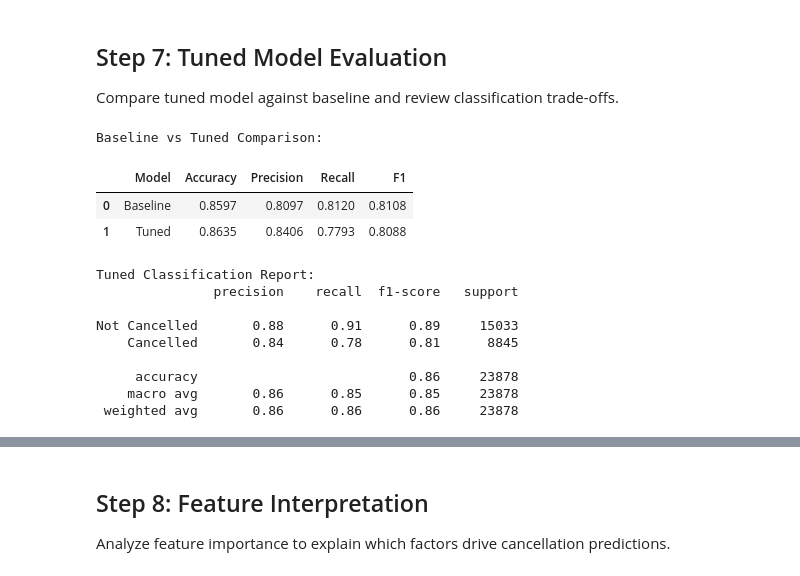
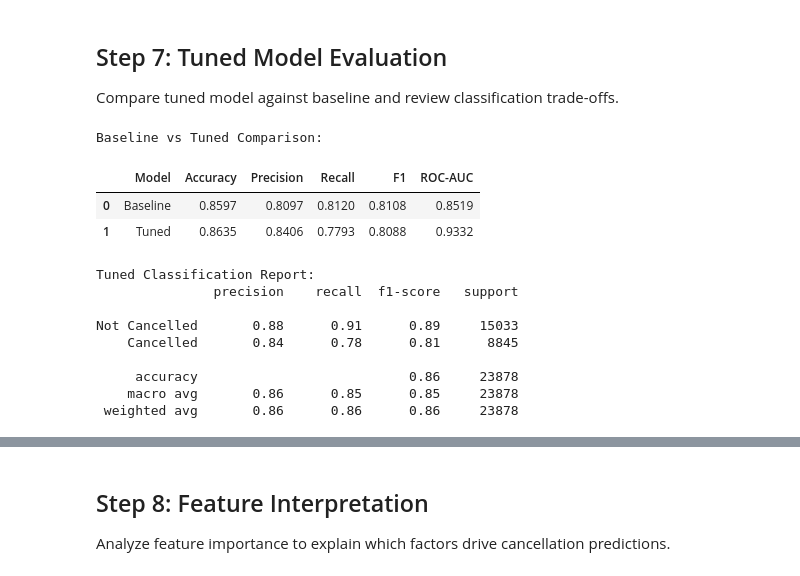
Before and after one commit to Eranga999/ML_Group_Assigment, a Jupyter notebook: Decision_Tree_IT22194244.ipynb, the cells around one changed output, grey strips where cells are left out. Drawn from its saved outputs; the diff is of its cells as text; code cells hidden in the pictures.

```diff
--- a/Decision_Tree_IT22194244.ipynb
+++ b/Decision_Tree_IT22194244.ipynb
@@ -285,11 +287,13 @@ acc_base = accuracy_score(y_test, y_pred_base)
 pre_base = precision_score(y_test, y_pred_base)
 rec_base = recall_score(y_test, y_pred_base)
 f1_base = f1_score(y_test, y_pred_base)
+roc_auc_base = roc_auc_score(y_test, baseline_model.predict_proba(X_test)[:, 1])
 
 print('Baseline Accuracy :', round(acc_base, 4))
 print('Baseline Precision:', round(pre_base, 4))
 print('Baseline Recall   :', round(rec_base, 4))
 print('Baseline F1-Score :', round(f1_base, 4))
+print('Baseline ROC-AUC  :', round(roc_auc_base, 4))
 
 print('\nClassification Report:')
 print(classification_report(y_test, y_pred_base, target_names=['Not Cancelled', 'Cancelled']))
@@ -364,27 +386,28 @@ Compare tuned model against baseline and review classification trade-offs.
 # %%
 # Evaluate tuned model on test set
 y_pred_tuned = best_model.predict(X_test)
 
 acc_tuned = accuracy_score(y_test, y_pred_tuned)
 pre_tuned = precision_score(y_test, y_pred_tuned)
 rec_tuned = recall_score(y_test, y_pred_tuned)
 f1_tuned = f1_score(y_test, y_pred_tuned)
+roc_auc_tuned = roc_auc_score(y_test, best_model.predict_proba(X_test)[:, 1])
 
 results = pd.DataFrame([
-    ['Baseline', acc_base, pre_base, rec_base, f1_base],
-    ['Tuned', acc_tuned, pre_tuned, rec_tuned, f1_tuned]
-], columns=['Model', 'Accuracy', 'Precision', 'Recall', 'F1'])
+    ['Baseline', acc_base, pre_base, rec_base, f1_base, roc_auc_base],
+    ['Tuned', acc_tuned, pre_tuned, rec_tuned, f1_tuned, roc_auc_tuned]
+], columns=['Model', 'Accuracy', 'Precision', 'Recall', 'F1', 'ROC-AUC'])
 
 print('Baseline vs Tuned Comparison:')
 display(results.round(4))
 
 print('\nTuned Classification Report:')
 print(classification_report(y_test, y_pred_tuned, target_names=['Not Cancelled', 'Cancelled']))
 # %% [output]
 Baseline vs Tuned Comparison:
-|  | Model | Accuracy | Precision | Recall | F1 |
-| 0 | Baseline | 0.8597 | 0.8097 | 0.8120 | 0.8108 |
-| 1 | Tuned | 0.8635 | 0.8406 | 0.7793 | 0.8088 |
+|  | Model | Accuracy | Precision | Recall | F1 | ROC-AUC |
+| 0 | Baseline | 0.8597 | 0.8097 | 0.8120 | 0.8108 | 0.8519 |
+| 1 | Tuned | 0.8635 | 0.8406 | 0.7793 | 0.8088 | 0.9332 |
 Tuned Classification Report:
                precision    recall  f1-score   support
 
```
Also changed, not shown: parts of 5 cells of this notebook.
